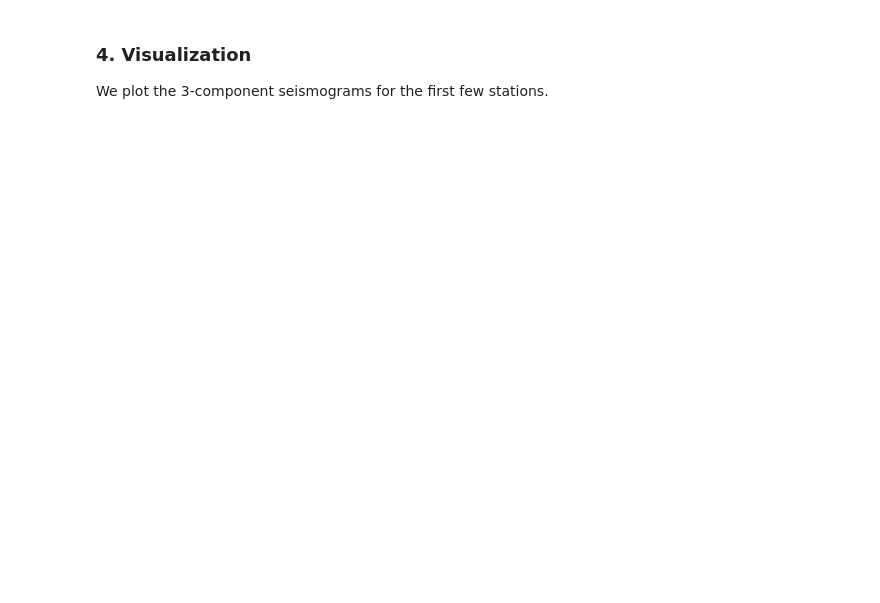
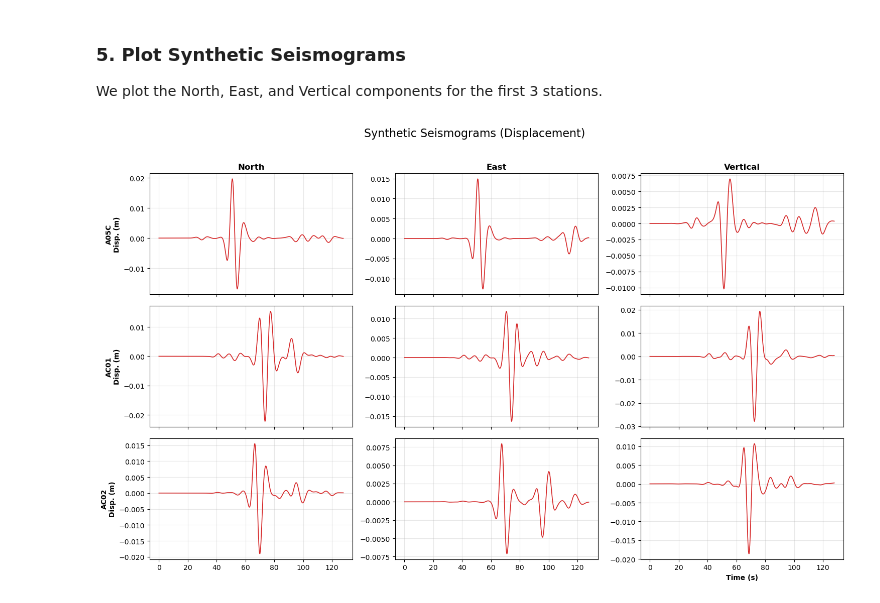
Before and after one commit to alexvillarroel/KDEllipsPy, a Jupyter notebook: Colab_Example_Synthetic.ipynb, the cells around one changed output. Cells and saved outputs as stored; diff of their text form; code cells hidden in the pictures; blank space fills up the shorter version.

```diff
--- a/Colab_Example_Synthetic.ipynb
+++ b/Colab_Example_Synthetic.ipynb
@@ -46,0 +70,17 @@ print(f"Synthetics shape: {synthetics.shape} (stations, components, samples)")
+# %%
+print("Initializing Forward Model...")
+fm = AxitraForwardModel(input_file)
+
+print("1. Building geometry...")
+geom = fm.build_geometry_with_ellipse_slip(model_params)
+
+print("2. Computing Green's Functions (Axitra)... ")
+ap = fm.build_axitra(geom)
+ap = fm.green(ap, quiet=True)
+
+print("3. Convolving with source function...")
+# source_type=1 (Ricker wavelet), unit=1 (Displacement)
+time, sx, sy, sz = fm.conv(ap, geom, source_type=1, unit=1, quiet=True)
+
+print("Done!")
+print(f"Synthetics generated for {sx.shape[0]} stations.")
@@ -47,24 +95,26 @@ print(f"Synthetics shape: {synthetics.shape} (stations, components, samples)")
 # %% [markdown]
-### 4. Visualization
+### 5. Plot Synthetic Seismograms
 
-We plot the 3-component seismograms for the first few stations.
+We plot the North, East, and Vertical components for the first 3 stations.
 # %%
-n_stations_to_plot = min(3, synthetics.shape[0])
-fig, axes = plt.subplots(n_stations_to_plot, 3, figsize=(15, 3 * n_stations_to_plot), sharex=True)
+n_to_plot = min(3, sx.shape[0])
+fig, axes = plt.subplots(n_to_plot, 3, figsize=(15, 3 * n_to_plot), sharex=True)
 
-components = ["North", "East", "Vertical"]
+comps = ["North", "East", "Vertical"]
+data_list = [sx, sy, sz]
 
-for i in range(n_stations_to_plot):
-    station_name = cfg.station_params.stations[i].name
+for i in range(n_to_plot):
+    sta_name = cfg.stations.stations[i].name
     for j in range(3):
-        ax = axes[i, j] if n_stations_to_plot > 1 else axes[j]
-        ax.plot(time, synthetics[i, j, :], color="tab:blue", lw=1.5)
-        if i == 0: ax.set_title(components[j])
-        if j == 0: ax.set_ylabel(f"{station_name}
-Velocity")
-        ax.grid(True, linestyle="--", alpha=0.7)
+        ax = axes[i, j] if n_to_plot > 1 else axes[j]
+        ax.plot(time, data_list[j][i, :], color="tab:red", lw=1.2)
+        if i == 0: ax.set_title(comps[j], fontweight="bold")
+        if j == 0: ax.set_ylabel(f"{sta_name}\nDisp. (m)", fontweight="bold")
+        ax.grid(True, alpha=0.3)
 
-plt.xlabel("Time (s)")
-plt.suptitle("Synthetic Seismograms - KDEllipsPy Forward Model", fontsize=16, y=1.02)
+plt.xlabel("Time (s)", fontweight="bold")
+plt.suptitle("Synthetic Seismograms (Displacement)", fontsize=16, y=1.02)
 plt.tight_layout()
 plt.show()
+# %% [output]
+[figure, added]
```
Also changed, not shown: parts of 14 cells of this notebook, 2 other files.
